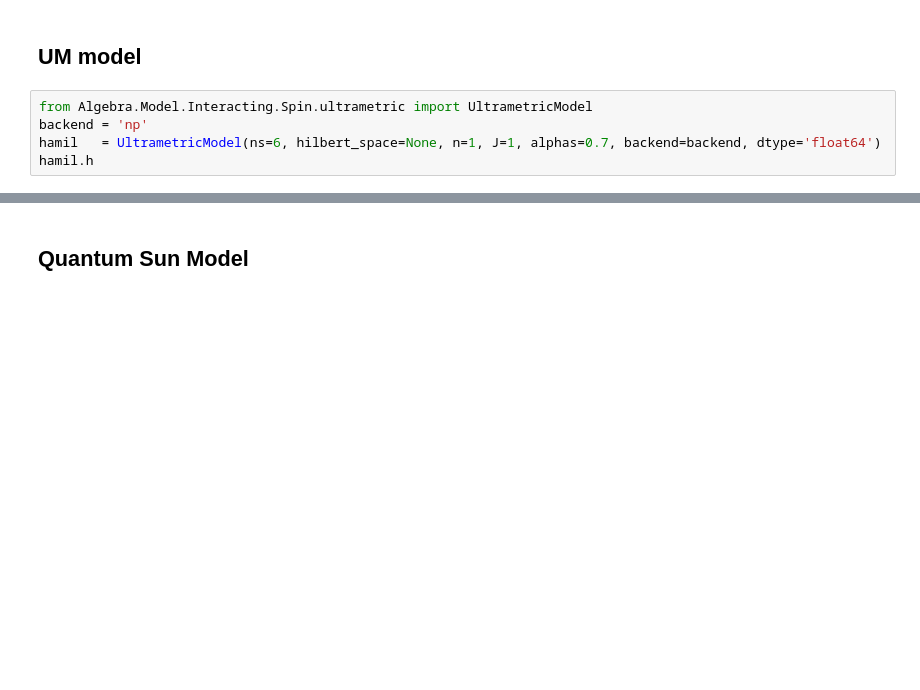
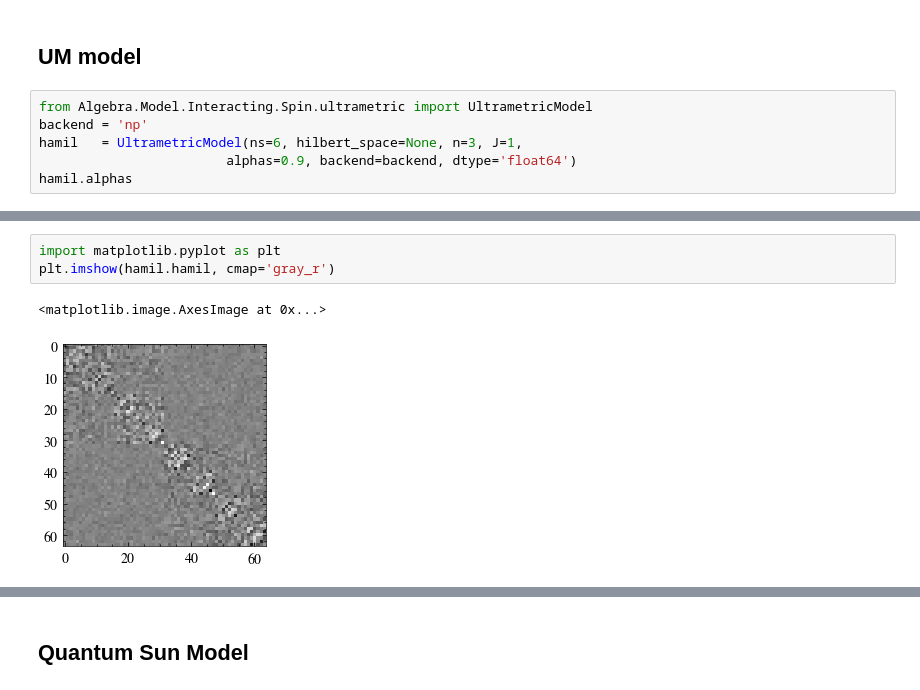
Before and after one commit to makskliczkowski/QuantumEigenSolver, a Jupyter notebook: Python/QES/tests.ipynb, the cells around one changed output, grey strips where cells are left out. Saved outputs shown, nothing was run; the diff lists cells and outputs as text; blank space fills up the shorter version.

```diff
--- a/Python/QES/tests.ipynb
+++ b/Python/QES/tests.ipynb
@@ -776,8 +776,9 @@ Maximum value: 5.2
 # %%
 from Algebra.Model.Interacting.Spin.ultrametric import UltrametricModel
 backend = 'np'
-hamil   = UltrametricModel(ns=6, hilbert_space=None, n=1, J=1, alphas=0.7, backend=backend, dtype='float64')
-hamil.h
+hamil   = UltrametricModel(ns=6, hilbert_space=None, n=3, J=1,
+                        alphas=0.9, backend=backend, dtype='float64')
+hamil.alphas
 # %% [output]
 INFO:general_python.algebra.utils:63: JAX backend available and successfully imported
 INFO:general_python.algebra.utils:63:   JAX 64-bit precision enabled.
@@ -799,0 +813,6 @@ ValueError: operands could not be broadcast together with shapes (0,0) (4,4) (0,
+# %%
+import matplotlib.pyplot as plt
+plt.imshow(hamil.hamil, cmap='gray_r')
+# %% [output]
+<matplotlib.image.AxesImage at 0x...>
+[figure, added]
```
Also changed, not shown: parts of 8 cells of this notebook, 3 other files.
